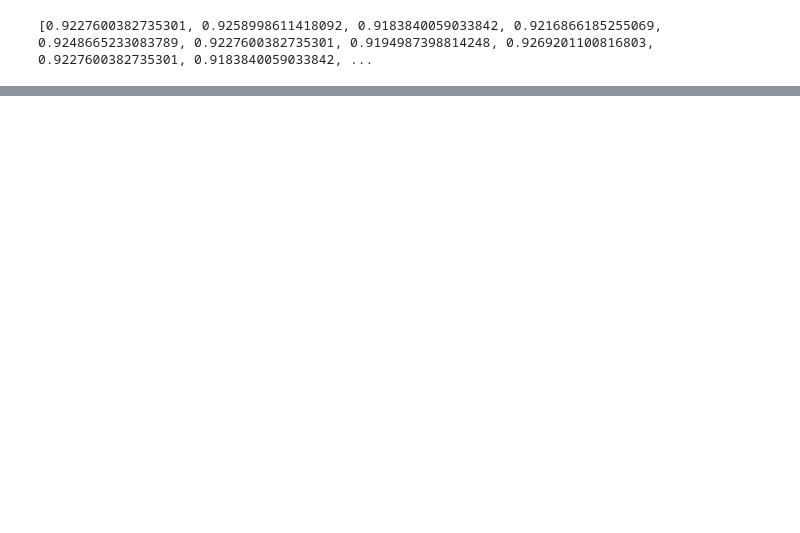
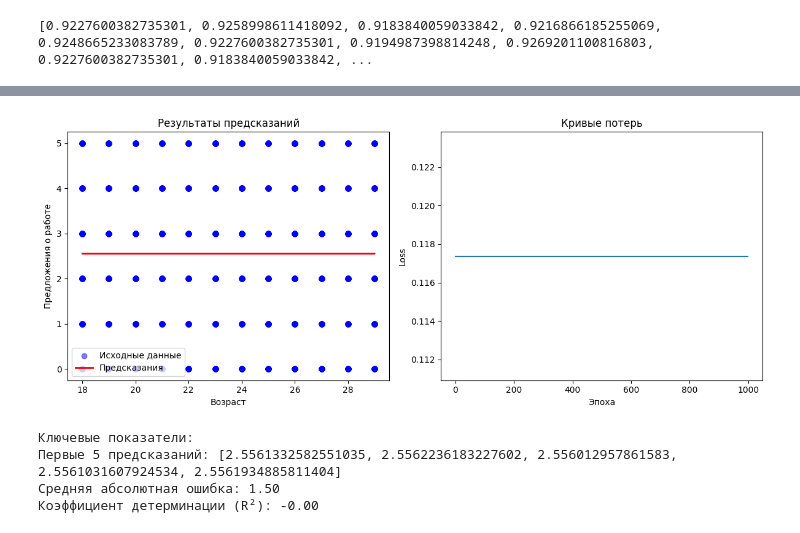
Before and after one commit to buzzaggwd/NLP, a Jupyter notebook: npl_lab3.ipynb, the cells around one changed output, grey strips where cells are left out. Drawn from its saved outputs; the diff is of its cells as text; code cells hidden in the pictures; blank space fills up the shorter version.

```diff
--- a/npl_lab3.ipynb
+++ b/npl_lab3.ipynb
@@ -74,0 +128,44 @@ print(neuron(df))
+# %%
+# 数据预处理
+X = df[['Age']].values  # 输入特征（年龄）
+y = df[['Job_Offers']].values  # 目标变量（工作机会）
+
+# 数据归一化
+X_normalized = (X - X.min()) / (X.max() - X.min())
+y_normalized = (y - y.min()) / (y.max() - y.min())
+
+# 反归一化结果
+y_pred = predictions * (y.max() - y.min()) + y.min()
+y_normalized = y_normalized * (y.max() - y.min()) + y.min()
+
+# 可视化预测结果
+plt.figure(figsize=(12, 5))
+
+plt.subplot(1, 2, 1)
+plt.scatter(X, y, color='blue', alpha=0.5, label='Исходные данные')
+plt.plot(X, y_pred, color='red', linewidth=2, label='Предсказания')
+plt.xlabel('Возраст')
+plt.ylabel('Предложения о работе')
+plt.title('Результаты предсказаний')
+plt.legend()
+
+plt.subplot(1, 2, 2)
+plt.plot(loss_history)
+plt.title('Кривые потерь')
+plt.xlabel('Эпоха')
+plt.ylabel('Loss')
+
+plt.tight_layout()
+plt.show()
+
+# 输出关键指标
+print("\nКлючевые показатели:")
+print(f"Первые 5 предсказаний: {y_pred[:5].flatten().tolist()}")
+print(f"Средняя абсолютная ошибка: {np.mean(np.abs(y_pred - y)):.2f}")
+print(f"Коэффициент детерминации (R²): {1 - np.sum((y - y_pred)**2)/np.sum((y - np.mean(y))**2):.2f}")
+# %% [output]
+[figure, added]
+Ключевые показатели:
+Первые 5 предсказаний: [2.5561332582551035, 2.5562236183227602, 2.556012957861583, 2.5561031607924534, 2.5561934885811404]
+Средняя абсолютная ошибка: 1.50
+Коэффициент детерминации (R²): -0.00
```
Also changed, not shown: parts of 1 cell of this notebook.
